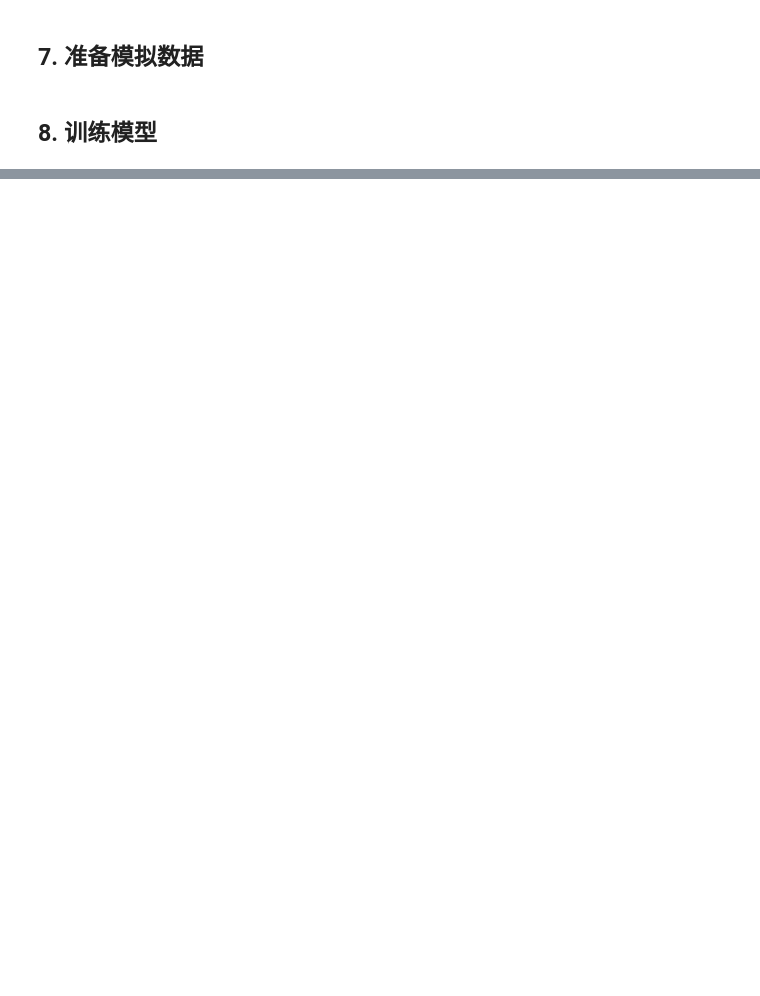
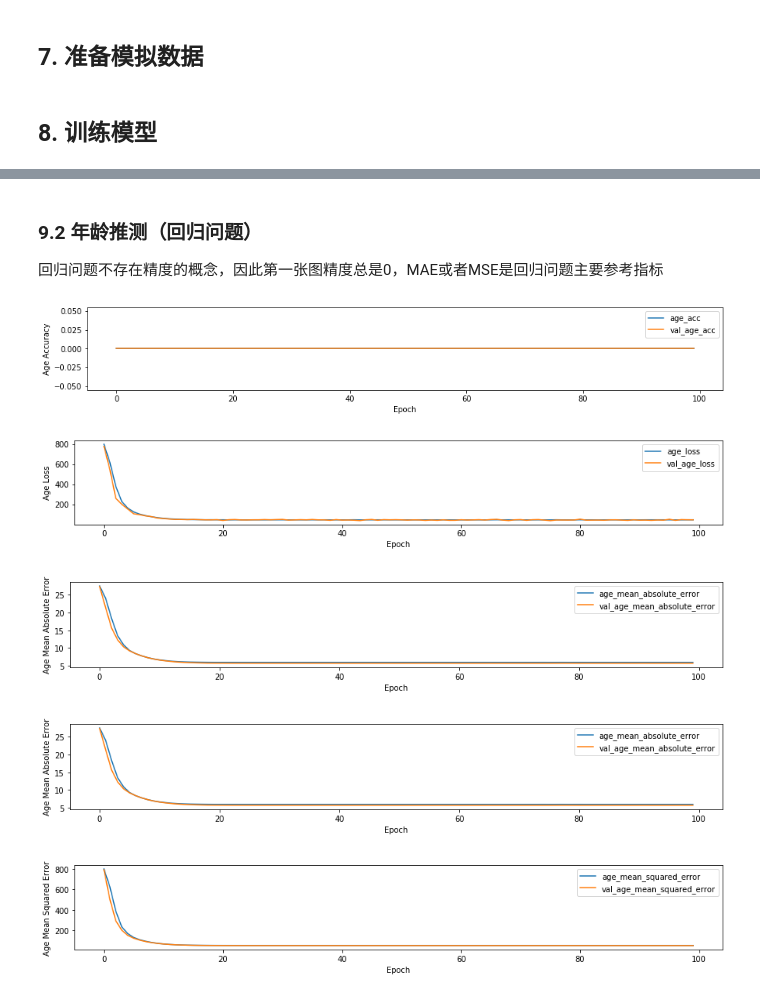
Before and after one commit to wujjpp/ml-based-on-tensorflow, a Jupyter notebook: 11. 纯工程 - 多输入多输出.ipynb, the cells around one changed output, grey strips where cells are left out. Cells and saved outputs as stored; diff of their text form; code cells hidden in the pictures; blank space fills up the shorter version.

```diff
--- a/11. 纯工程 - 多输入多输出.ipynb
+++ b/11. 纯工程 - 多输入多输出.ipynb
@@ -120,0 +193,48 @@ model.fit(
+# %% [markdown]
+### 9.2 年龄推测（回归问题）
+
+回归问题不存在精度的概念，因此第一张图精度总是0，MAE或者MSE是回归问题主要参考指标
+# %%
+# ------------------------------------- Age -------------------------------------
+    plt.figure(figsize=(15, 2))
+    plt.xlabel('Epoch')
+    plt.ylabel('Age Accuracy')
+    plt.plot(hist['epoch'], hist['age_acc'], label='age_acc')
+    plt.plot(hist['epoch'], hist['val_age_acc'], label = 'val_age_acc')
+    plt.legend()
+
+    plt.figure(figsize=(15, 2))
+    plt.xlabel('Epoch')
+    plt.ylabel('Age Loss')
+    plt.plot(hist['epoch'], hist['age_loss'], label='age_loss')
+    plt.plot(hist['epoch'], hist['val_age_loss'], label = 'val_age_loss')
+    plt.legend()
+
+    plt.figure(figsize=(15, 2))
+    plt.xlabel('Epoch')
+    plt.ylabel('Age Mean Absolute Error')
+    plt.plot(hist['epoch'], hist['age_mean_absolute_error'], label='age_mean_absolute_error')
+    plt.plot(hist['epoch'], hist['val_age_mean_absolute_error'], label = 'val_age_mean_absolute_error')
+    plt.legend()
+
+    plt.figure(figsize=(15, 2))
+    plt.xlabel('Epoch')
+    plt.ylabel('Age Mean Absolute Error')
+    plt.plot(hist['epoch'], hist['age_mean_absolute_error'], label='age_mean_absolute_error')
+    plt.plot(hist['epoch'], hist['val_age_mean_absolute_error'], label = 'val_age_mean_absolute_error')
+    plt.legend()
+
+    plt.figure(figsize=(15, 2))
+    plt.xlabel('Epoch')
+    plt.ylabel('Age Mean Squared Error')
+    plt.plot(hist['epoch'], hist['age_mean_squared_error'], label='age_mean_squared_error')
+    plt.plot(hist['epoch'], hist['val_age_mean_squared_error'], label = 'val_age_mean_squared_error')
+    plt.legend()
+
+    plt.show()
+# %% [output]
+[figure, added]
+[figure, added]
+[figure, added]
+[figure, added]
+[figure, added]
```
Also changed, not shown: parts of 13 cells of this notebook, 7 other files.
